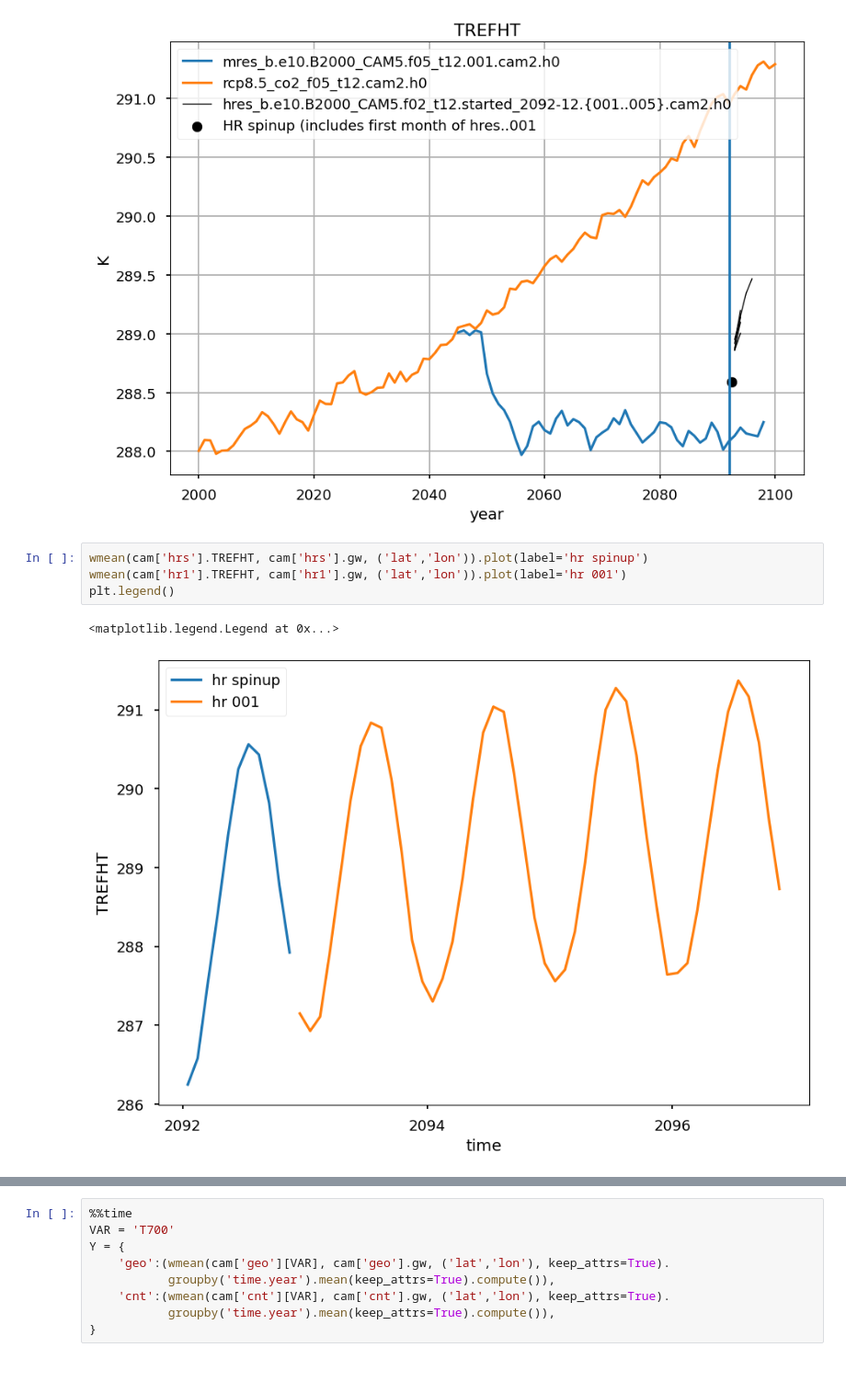
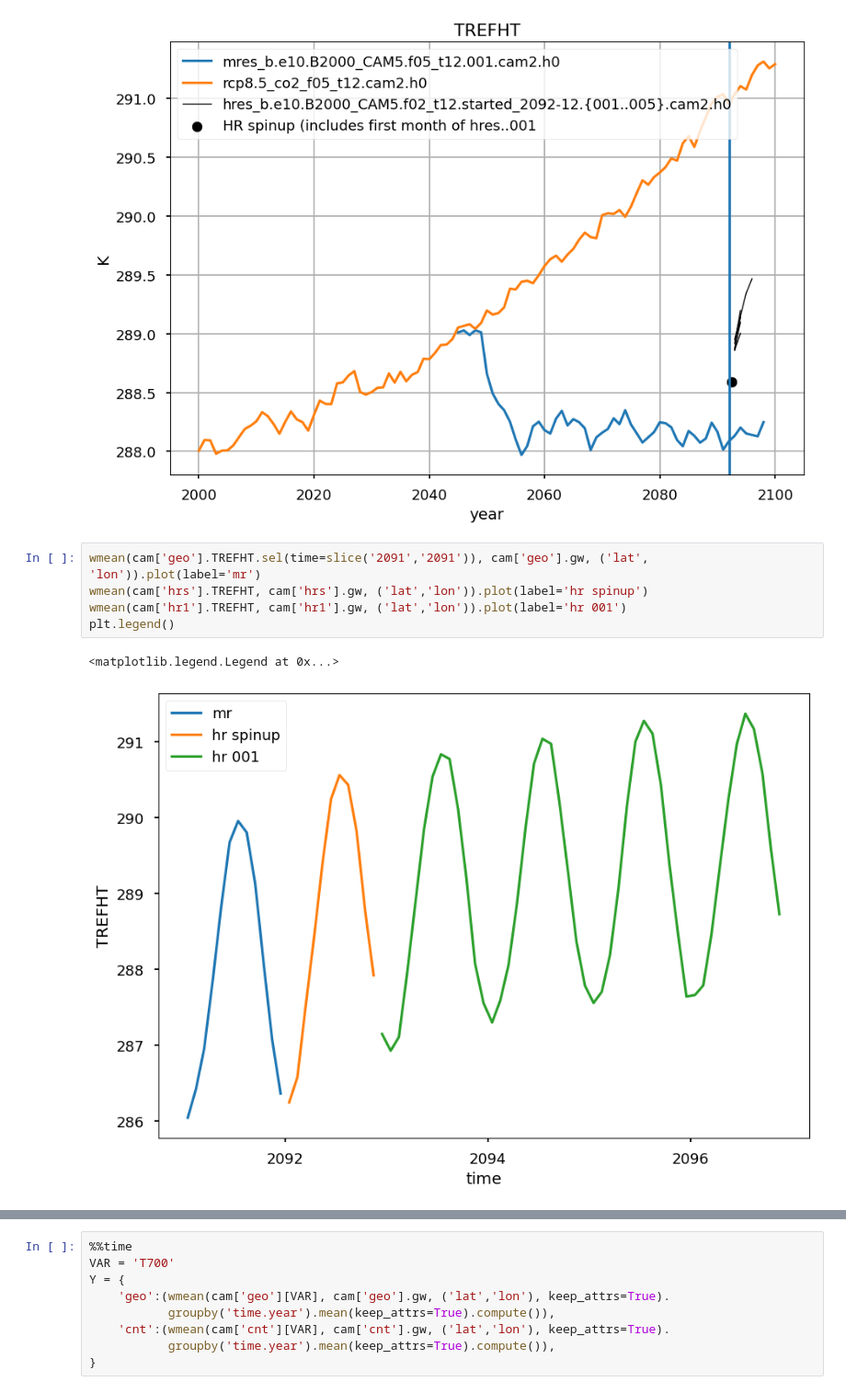
Before and after one commit to JdeJong96/sai-git, a Jupyter notebook: sai/jupyter/hres_check_14aug.ipynb, the cells around one changed output, grey strips where cells are left out. Shown at 92% size. Drawn from its saved outputs; the diff is of its cells as text.

```diff
--- a/sai/jupyter/hres_check_14aug.ipynb
+++ b/sai/jupyter/hres_check_14aug.ipynb
@@ -266,9 +217,10 @@ plt.legend()
 <matplotlib.legend.Legend at 0x...>
 [figure]
 # %%
+wmean(cam['geo'].TREFHT.sel(time=slice('2091','2091')), cam['geo'].gw, ('lat', 'lon')).plot(label='mr')
 wmean(cam['hrs'].TREFHT, cam['hrs'].gw, ('lat','lon')).plot(label='hr spinup')
 wmean(cam['hr1'].TREFHT, cam['hr1'].gw, ('lat','lon')).plot(label='hr 001')
 plt.legend()
 # %% [output]
 <matplotlib.legend.Legend at 0x...>
-[figure, old version]
+[figure, new version]
```
Also changed, not shown: parts of 14 cells of this notebook.
